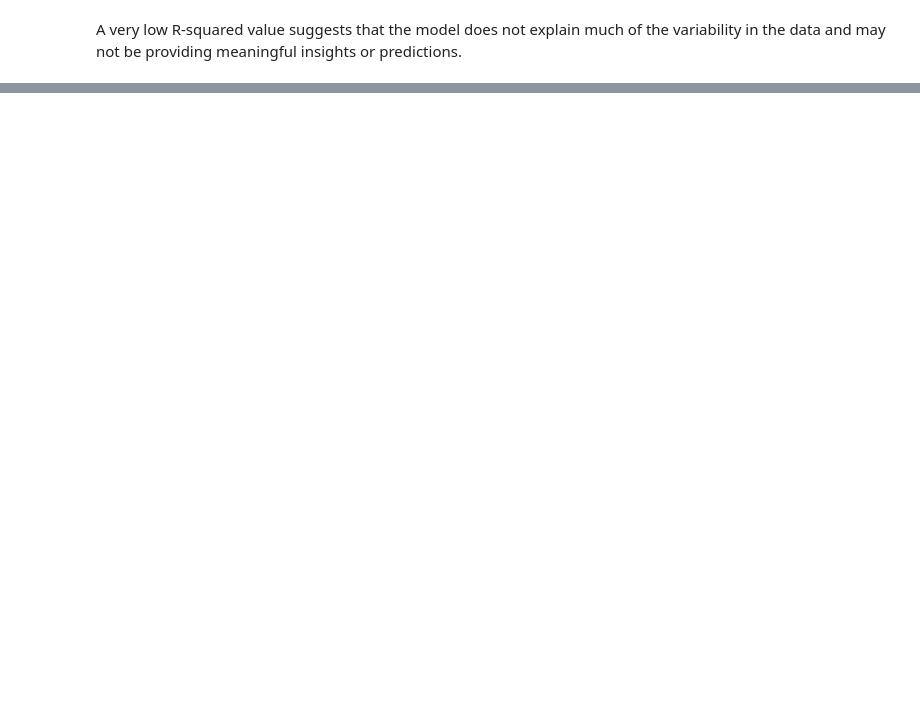
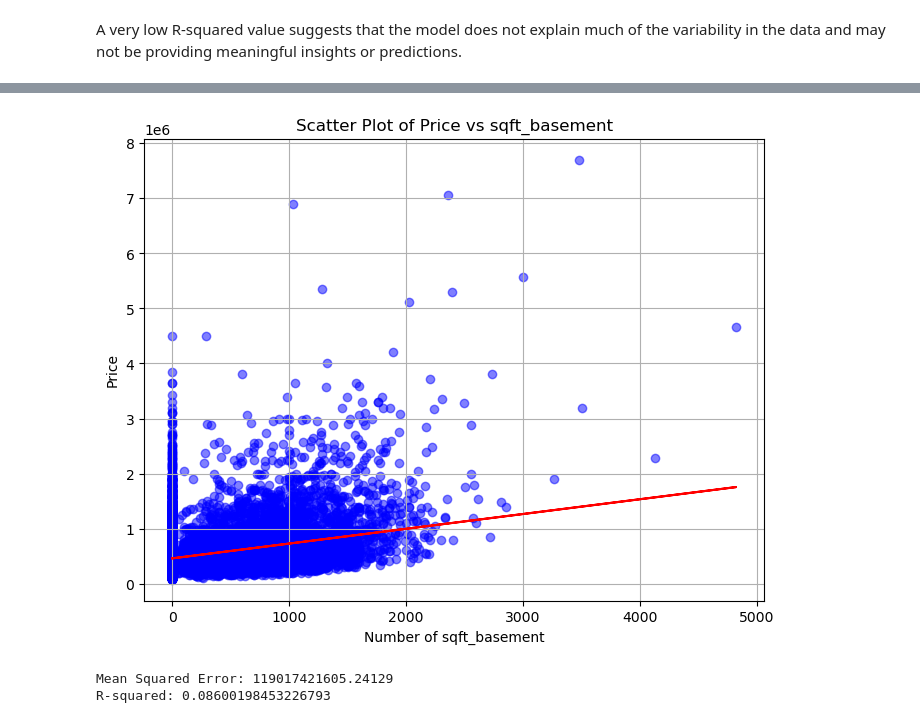
Before and after one commit to ggeorgekkariuki/Kings-Country-Housing-Project, a Jupyter notebook: student.ipynb, the cells around one changed output, grey strips where cells are left out. Cells and saved outputs as stored; diff of their text form; code cells hidden in the pictures; blank space fills up the shorter version.

```diff
--- a/student.ipynb
+++ b/student.ipynb
@@ -997,0 +718,11 @@ NameError: name 'y_pred' is not defined
+# %%
+x = kc_data_encoded[['sqft_basement']]  # Independent variable
+y = kc_data_encoded['price']       # Dependent variable
+variable_name = 'sqft_basement'
+x = kc_data_encoded[['sqft_basement']]  # Independent variable
+y = kc_data_encoded['price']       # Dependent variable
+visualize_and_evaluate_regression(x, y)
+# %% [output]
+[figure, added]
+Mean Squared Error: 119017421605.24129
+R-squared: 0.08600198453226793
```
Also changed, not shown: parts of 43 cells of this notebook.
